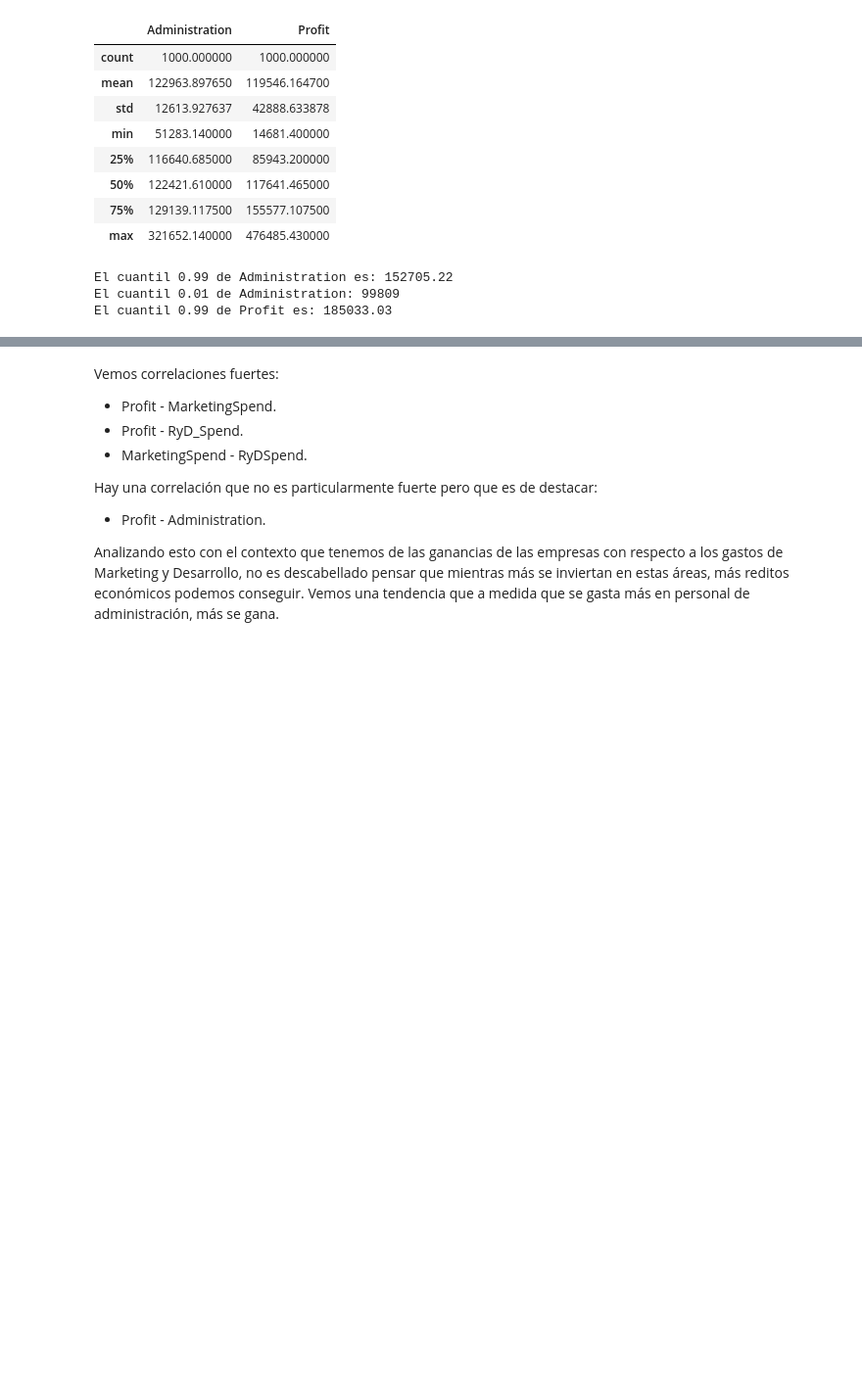
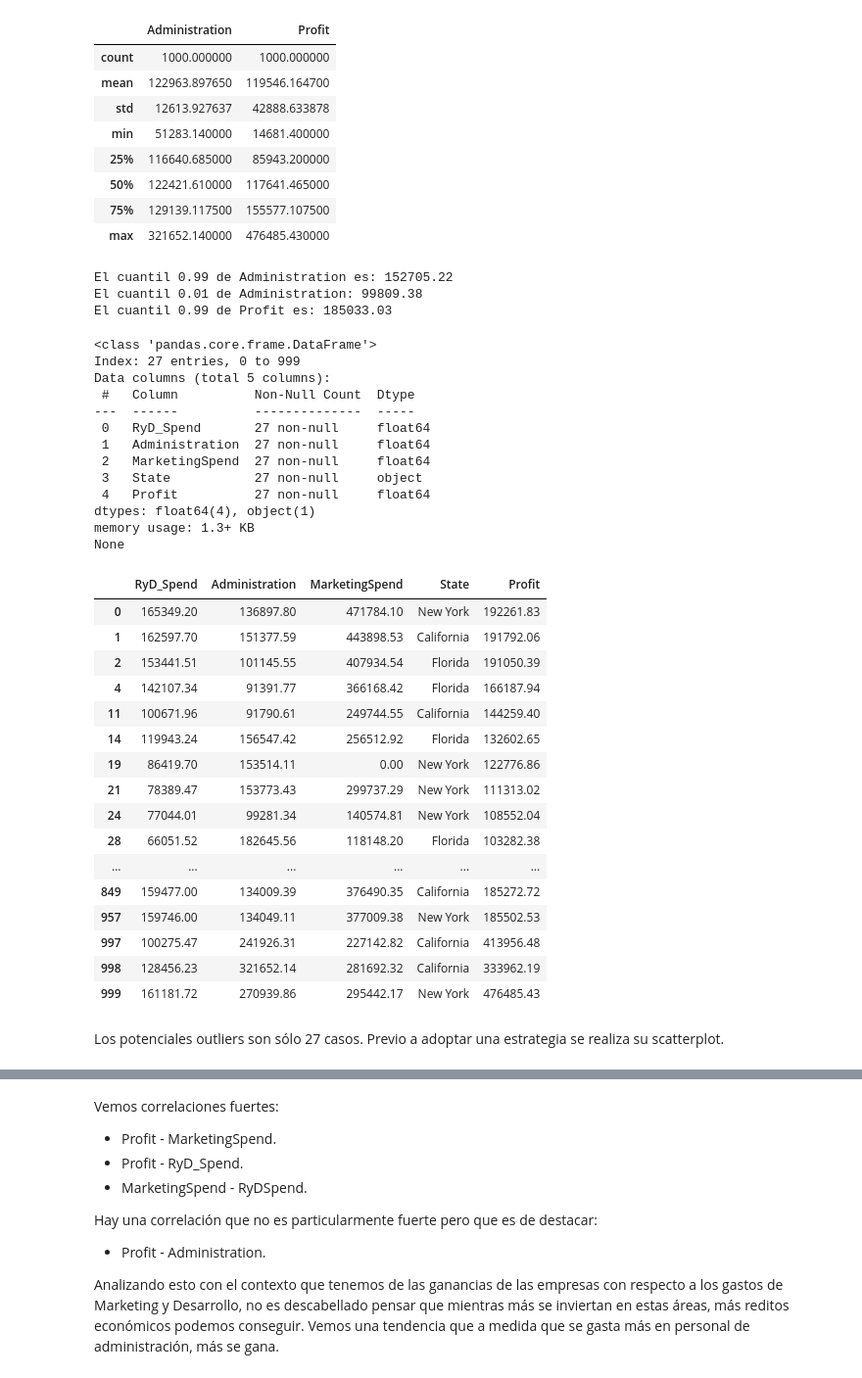
Before and after one commit to bpace1/TP2-Mineria-De-Datos, a Jupyter notebook: Tp_2.ipynb, the cells around one changed output, grey strips where cells are left out. Shown at 98% size. Saved outputs shown, nothing was run; the diff lists cells and outputs as text; code cells hidden in the pictures; blank space fills up the shorter version.

```diff
--- a/src/main/Tp_2.ipynb
+++ b/Tp_2.ipynb
@@ -43,5 +43,5 @@ warnings.filterwarnings('ignore')
 # %% [markdown]
 # Lectura df
 # %%
-df_companies: pd.DataFrame = pd.read_csv('../data/1000_Companies.csv')
-df_pokemon: pd.DataFrame = pd.read_csv('../data/PokemonDBCart.csv')
+df_companies: pd.DataFrame = pd.read_csv('data/1000_Companies.csv')
+df_pokemon: pd.DataFrame = pd.read_csv('data/PokemonDBCart.csv')
@@ -162,10 +166,57 @@ df_companies[['Administration', 'Profit']].describe()
 | 75% | 129139.117500 | 155577.107500 |
 | max | 321652.140000 | 476485.430000 |
 # %%
-print(f'El cuantil 0.99 de Administration es: {round(df_companies['Administration'].quantile(.99),2)}')
-print(f'El cuantil 0.01 de Administration: {round(df_companies['Administration'].quantile(.01))}')
-print(f'El cuantil 0.99 de Profit es: {round(df_companies['Profit'].quantile(.99),2)}')
+administration_quantile_99: float = df_companies['Administration'].quantile(.99)
+administration_quantile_01: float = df_companies['Administration'].quantile(.01)
+profit_quantile_99: float = df_companies['Profit'].quantile(.99)
+
+print(f'El cuantil 0.99 de Administration es: {round(administration_quantile_99,2)}')
+print(f'El cuantil 0.01 de Administration: {round(administration_quantile_01,2)}')
+print(f'El cuantil 0.99 de Profit es: {round(profit_quantile_99,2)}')
 # %% [output]
 El cuantil 0.99 de Administration es: 152705.22
-El cuantil 0.01 de Administration: 99809
+El cuantil 0.01 de Administration: 99809.38
 El cuantil 0.99 de Profit es: 185033.03
+# %%
+df_companies_outliers: pd.DataFrame = df_companies.loc[
+    (df_companies['Administration'] > administration_quantile_99) |
+    (df_companies['Administration'] < administration_quantile_01) |
+    (df_companies['Profit'] > profit_quantile_99)
+]
+
+print(df_companies_outliers.info())
+
+df_companies_outliers
+# %% [output]
+<class 'pandas.core.frame.DataFrame'>
+Index: 27 entries, 0 to 999
+Data columns (total 5 columns):
+ #   Column          Non-Null Count  Dtype
+---  ------          --------------  -----
+ 0   RyD_Spend       27 non-null     float64
+ 1   Administration  27 non-null     float64
+ 2   MarketingSpend  27 non-null     float64
+ 3   State           27 non-null     object
+ 4   Profit          27 non-null     float64
+dtypes: float64(4), object(1)
+memory usage: 1.3+ KB
+None
+|  | RyD_Spend | Administration | MarketingSpend | State | Profit |
+| 0 | 165349.20 | 136897.80 | 471784.10 | New York | 192261.83 |
+| 1 | 162597.70 | 151377.59 | 443898.53 | California | 191792.06 |
+| 2 | 153441.51 | 101145.55 | 407934.54 | Florida | 191050.39 |
+| 4 | 142107.34 | 91391.77 | 366168.42 | Florida | 166187.94 |
+| 11 | 100671.96 | 91790.61 | 249744.55 | California | 144259.40 |
+| 14 | 119943.24 | 156547.42 | 256512.92 | Florida | 132602.65 |
+| 19 | 86419.70 | 153514.11 | 0.00 | New York | 122776.86 |
+| 21 | 78389.47 | 153773.43 | 299737.29 | New York | 111313.02 |
+| 24 | 77044.01 | 99281.34 | 140574.81 | New York | 108552.04 |
+| 28 | 66051.52 | 182645.56 | 118148.20 | Florida | 103282.38 |
+| ... | ... | ... | ... | ... | ... |
+| 849 | 159477.00 | 134009.39 | 376490.35 | California | 185272.72 |
+| 957 | 159746.00 | 134049.11 | 377009.38 | New York | 185502.53 |
+| 997 | 100275.47 | 241926.31 | 227142.82 | California | 413956.48 |
+| 998 | 128456.23 | 321652.14 | 281692.32 | California | 333962.19 |
+| 999 | 161181.72 | 270939.86 | 295442.17 | New York | 476485.43 |
+# %% [markdown]
+Los potenciales outliers son sólo 27 casos. Previo a adoptar una estrategia se realiza su scatterplot.
```
Also changed, not shown: parts of 15 cells of this notebook, 3 other files.
